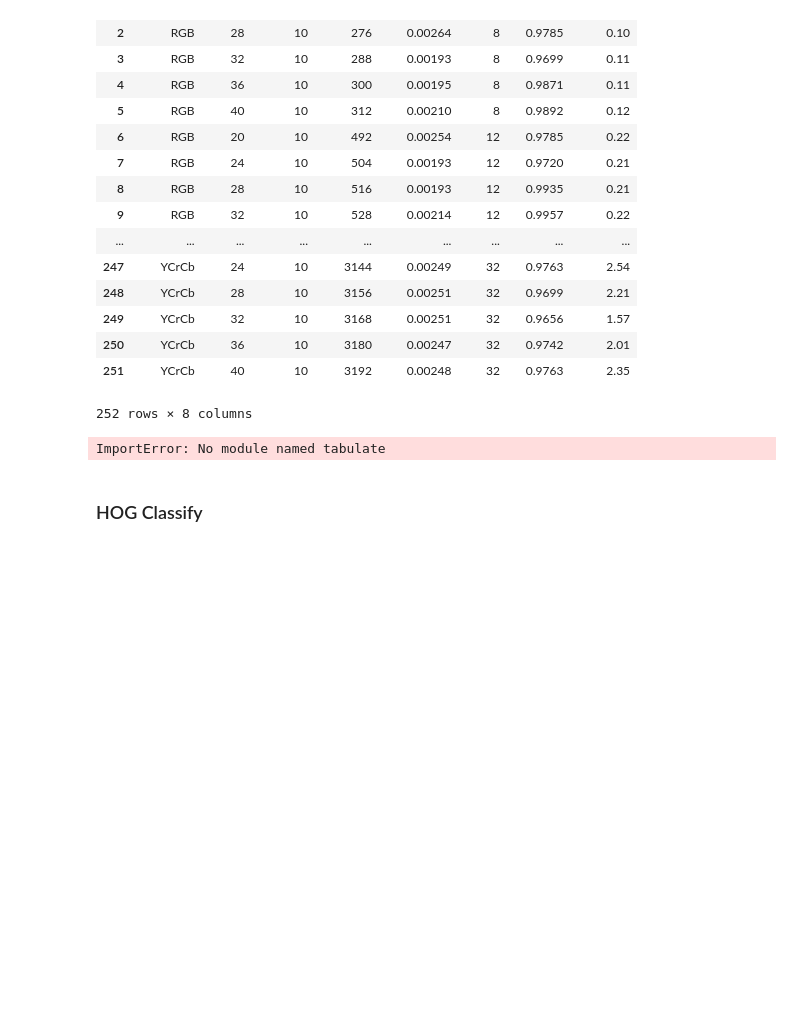
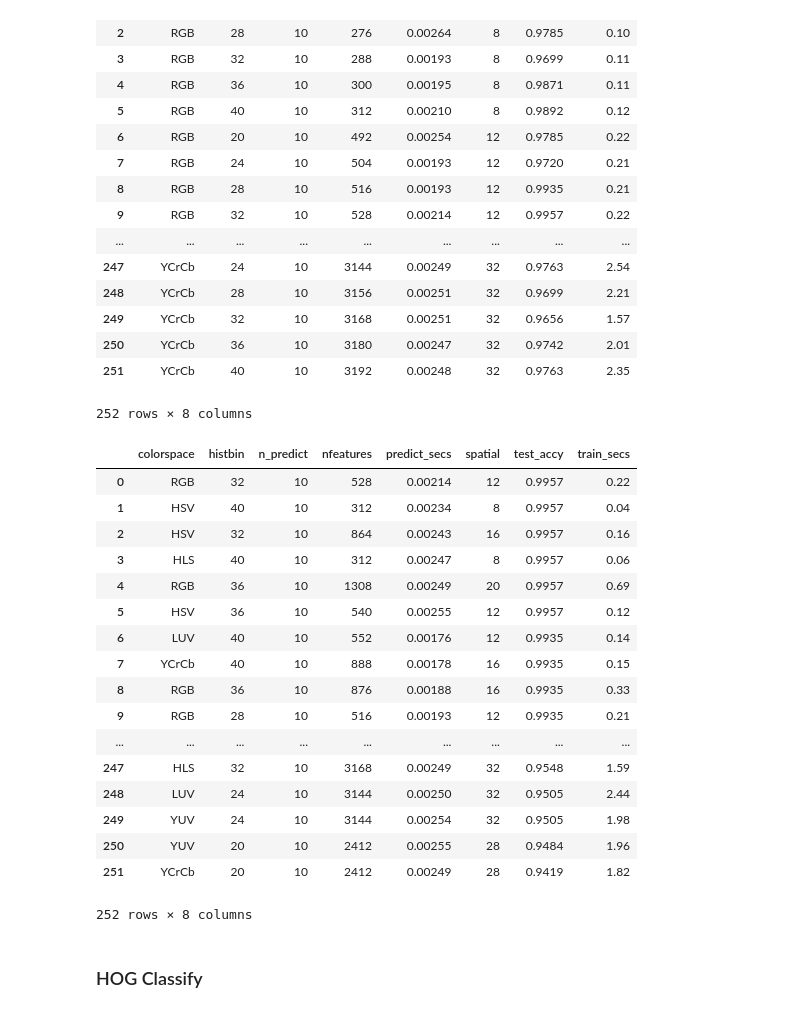
Before and after one commit to johnybang/CarND-Vehicle-Detection, a Jupyter notebook: lessons/Lessons-VehicleDetectionAndTracking.ipynb, the cells around one changed output. Cells and saved outputs as stored; diff of their text form; code cells hidden in the pictures; blank space fills up the shorter version.

```diff
--- a/lessons/Lessons-VehicleDetectionAndTracking.ipynb
+++ b/lessons/Lessons-VehicleDetectionAndTracking.ipynb
@@ -337,13 +251,30 @@ For these 10 labels:  [ 1.  0.  0.  0.  1.  0.  0.  0.  1.  1.]
 # %%
 import tabulate
 import pandas as pd
 # color_classify_sorted = color_classify_df.sort_values(['test_accy','predict_secs','train_secs'], ascending=[False,True,True])
 # color_classify_sorted.to_csv('dataframes/color_classify_df_smallset.csv', index=False)
 color_classify_sorted = pd.read_csv('dataframes/color_classify_df_smallset.csv')
-color_classify_sorted = color_classify_df.sort_values(['test_accy','predict_secs','train_secs'], ascending=[False,True,True])
+color_classify_sorted = color_classify_sorted.sort_values(['test_accy','predict_secs','train_secs'], ascending=[False,True,True])
 color_classify_sorted
 # %% [output]
+|  | colorspace | histbin | n_predict | nfeatures | predict_secs | spatial | test_accy | train_secs |
+| 0 | RGB | 32 | 10 | 528 | 0.00214 | 12 | 0.9957 | 0.22 |
+| 1 | HSV | 40 | 10 | 312 | 0.00234 | 8 | 0.9957 | 0.04 |
+| 2 | HSV | 32 | 10 | 864 | 0.00243 | 16 | 0.9957 | 0.16 |
+| 3 | HLS | 40 | 10 | 312 | 0.00247 | 8 | 0.9957 | 0.06 |
+| 4 | RGB | 36 | 10 | 1308 | 0.00249 | 20 | 0.9957 | 0.69 |
+| 5 | HSV | 36 | 10 | 540 | 0.00255 | 12 | 0.9957 | 0.12 |
+| 6 | LUV | 40 | 10 | 552 | 0.00176 | 12 | 0.9935 | 0.14 |
+| 7 | YCrCb | 40 | 10 | 888 | 0.00178 | 16 | 0.9935 | 0.15 |
+| 8 | RGB | 36 | 10 | 876 | 0.00188 | 16 | 0.9935 | 0.33 |
+| 9 | RGB | 28 | 10 | 516 | 0.00193 | 12 | 0.9935 | 0.21 |
+| ... | ... | ... | ... | ... | ... | ... | ... | ... |
+| 247 | HLS | 32 | 10 | 3168 | 0.00249 | 32 | 0.9548 | 1.59 |
+| 248 | LUV | 24 | 10 | 3144 | 0.00250 | 32 | 0.9505 | 2.44 |
+| 249 | YUV | 24 | 10 | 3144 | 0.00254 | 32 | 0.9505 | 1.98 |
+| 250 | YUV | 20 | 10 | 2412 | 0.00255 | 28 | 0.9484 | 1.96 |
+| 251 | YCrCb | 20 | 10 | 2412 | 0.00249 | 28 | 0.9419 | 1.82 |
-ImportError: No module named tabulate
+252 rows × 8 columns
 # %% [markdown]
 ### HOG Classify
 # %%
```
Also changed, not shown: parts of 5 cells of this notebook, 1 other file.
